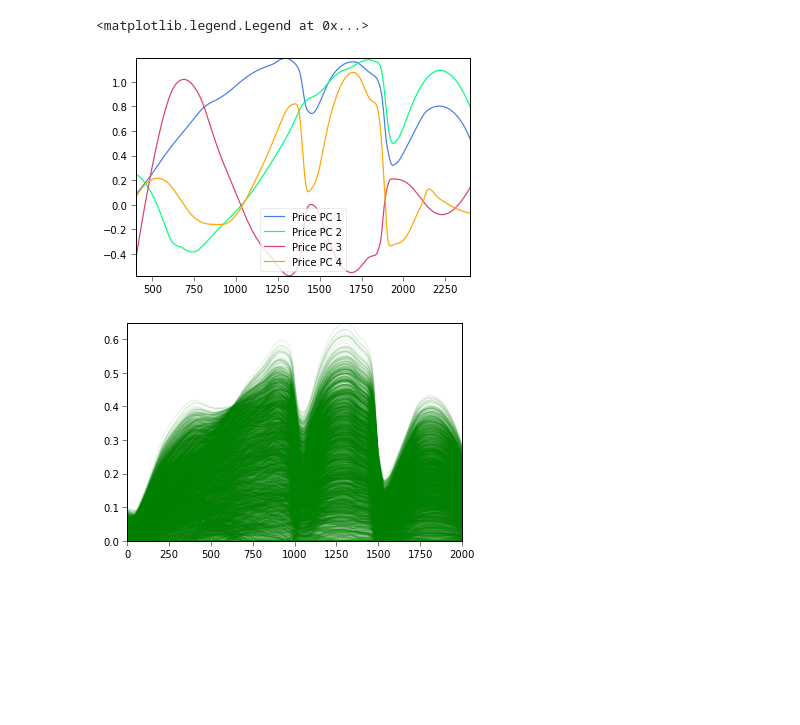
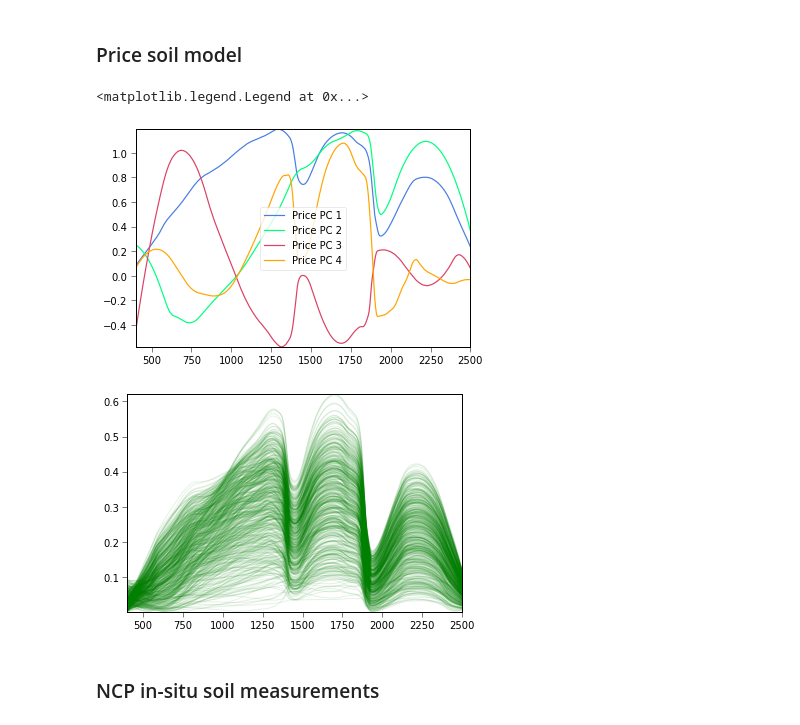
Before and after one commit to MarcYin/Soils, a Jupyter notebook: Soils.ipynb, the cells around one changed output. Cells and saved outputs as stored; diff of their text form; code cells hidden in the pictures; blank space fills up the shorter version.

```diff
--- a/Soils.ipynb
+++ b/Soils.ipynb
@@ -26,0 +83,14 @@ import gp_emulator
+# %%
+v7_wv = np.loadtxt('usgsSoilV7/s07_ASD_Wavelengths_ASD_0.35-2.5_microns_2151_ch.txt', skiprows=1)
+dats = []
+for i in v7s:
+    dat = np.loadtxt(i, skiprows=1)
+    mask = (dat>=0) & (dat<=1)
+    dat = dat[mask]
+    f = interp1d(v7_wv[mask]*1000, dat, bounds_error=False)
+    xnew = np.arange(400, 2501, 1)
+    ynew = f(xnew)
+    dat = np.array([xnew, ynew])
+    dats.append(dat)
+v7s_spec = np.array(dats)
+h = plt.plot(v7s_spec[:,1].T, 'g-', lw=1, alpha=0.5)
@@ -27,24 +141,41 @@ import gp_emulator
+# %% [markdown]
+### Price soil model
 # %%
-pricePCs = np.loadtxt('PriceACRM.txt')
-plt.plot(pricePCs [:,0], pricePCs [:, 1], label = 'Price PC 1')
-plt.plot(pricePCs [:,0], pricePCs [:, 2], label = 'Price PC 2')
-plt.plot(pricePCs [:,0], pricePCs [:, 3], label = 'Price PC 3')
-plt.plot(pricePCs [:,0], pricePCs [:, 4], label = 'Price PC 4')
+# load the Price soil PCs
+comps = sorted(glob('Price/soil.*_component'))
+s_comp = np.array([np.loadtxt(i)[:,1] for i in comps])
+wv = np.loadtxt(comps[0])[:,0]
+
+plt.plot(wv, s_comp[0], label = 'Price PC 1')
+plt.plot(wv, s_comp[1], label = 'Price PC 2')
+plt.plot(wv, s_comp[2], label = 'Price PC 3')
+plt.plot(wv, s_comp[3], label = 'Price PC 4')
 plt.legend()
 # %% [output]
 <matplotlib.legend.Legend at 0x...>
-[figure, old version]
+[figure, new version]
 # %%
 parameters = ['w1', 'w2','w3', 'w4']
 # This range of weights are from the original (Price, 1990) paper
 # but divided by 100, as the reflectance in (Price, 1990) paper
 # is described by %
 p_mins = [   0, -0.10, -0.10, -0.04]
 p_maxs = [ 0.4,  0.10,  0.10,  0.04]
-num_samp = 3000
+num_samp = 1000
 sample, distributions = gp_emulator.create_training_set(parameters, p_mins, p_maxs, n_train=num_samp)
-price_soil = sample.dot(pricePCs[:, 1:].T)
-price_soil[price_soil<0] = 0  # Follwoing ACRM
-h = plt.plot(price_soil.T, 'g-', lw=1, alpha=0.1)
+# Price soil model
+price_soil = sample.dot(s_comp)
+# mask out bad ones
+mask = np.all(price_soil>=0, axis=1) & np.all(price_soil<=1, axis=1)
+price_soil=  price_soil[mask]
+# the interpolation
+f = interp1d(wv, price_soil, bounds_error=False)
+xnew = np.arange(400, 2501, 1)
+ynew = f(xnew)
+mask = np.all(ynew>0, axis=1) & np.all(ynew<1, axis=1)
+price_soil =  ynew[mask]
+h = plt.plot(xnew, price_soil.T, 'g-', lw=1, alpha=0.1)
 # %% [output]
-[figure, old version]
+[figure, new version]
+# %% [markdown]
+### NCP in-situ soil measurements
```
Also changed, not shown: parts of 40 cells of this notebook, 1 other file.
